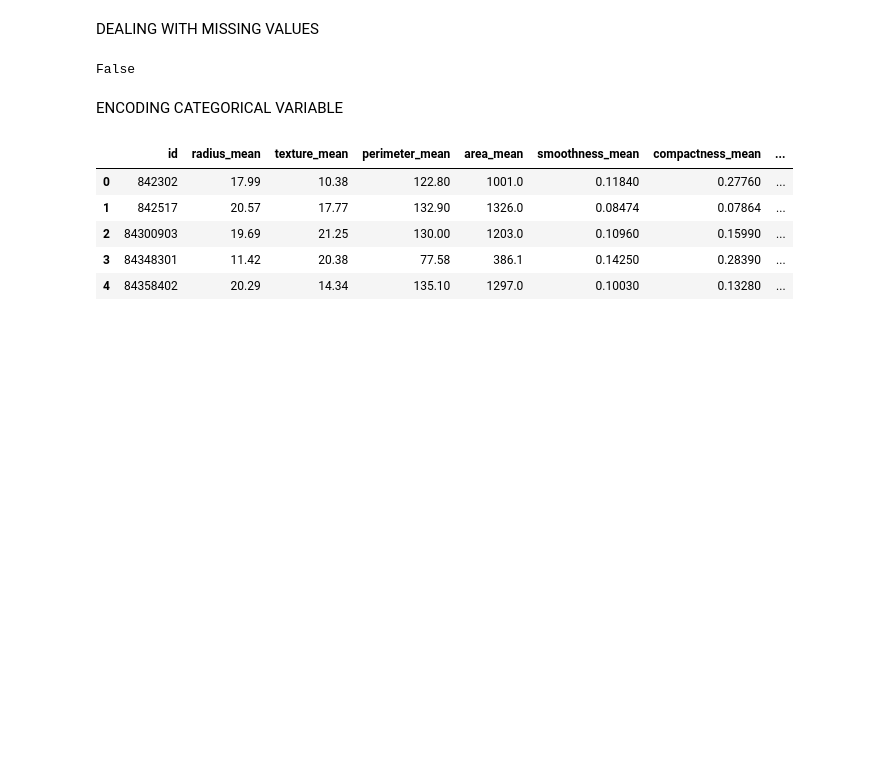
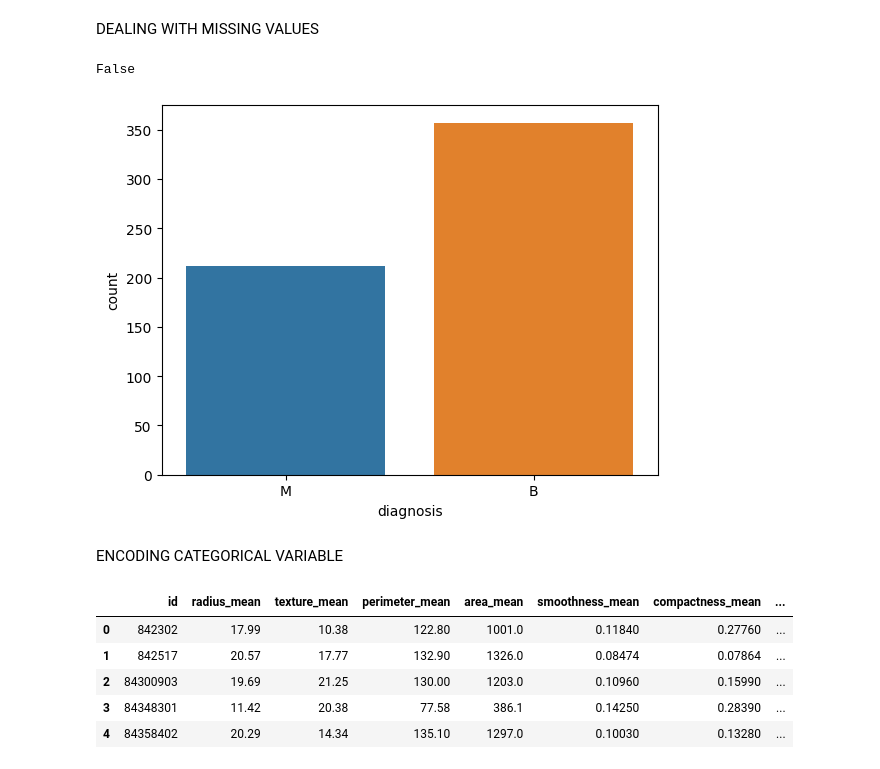
Before and after one commit to okechukwuchude/breast-cancer-detection, a Jupyter notebook: model.ipynb, the cells around one changed output. Cells and saved outputs as stored; diff of their text form; code cells hidden in the pictures; blank space fills up the shorter version.

```diff
--- a/model.ipynb
+++ b/model.ipynb
@@ -45,6 +45,11 @@ DEALING WITH MISSING VALUES
 data.isnull().values.any()
 # %% [output]
 False
+# %%
+sns.countplot(x='diagnosis', data=data)
+plt.show()
+# %% [output]
+[figure, added]
 # %% [markdown]
 ENCODING CATEGORICAL VARIABLE
 # %%
```
Also changed, not shown: parts of 13 cells of this notebook.
